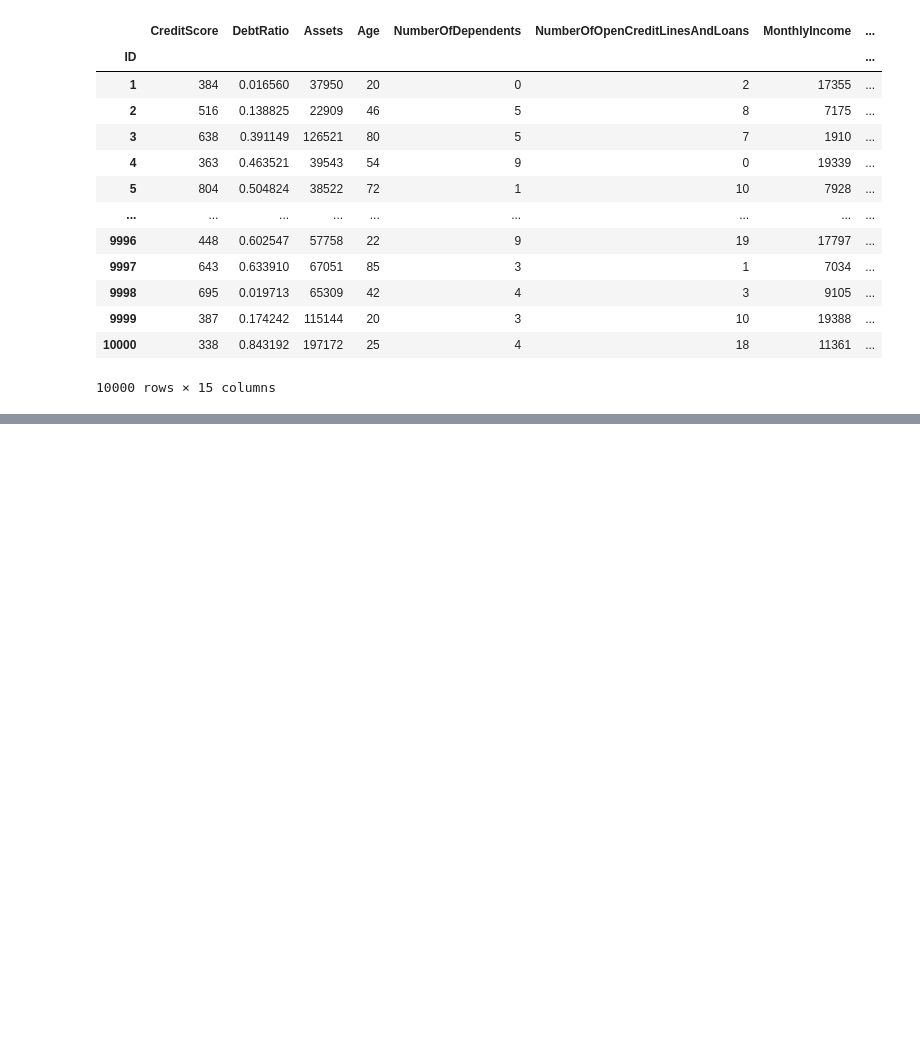
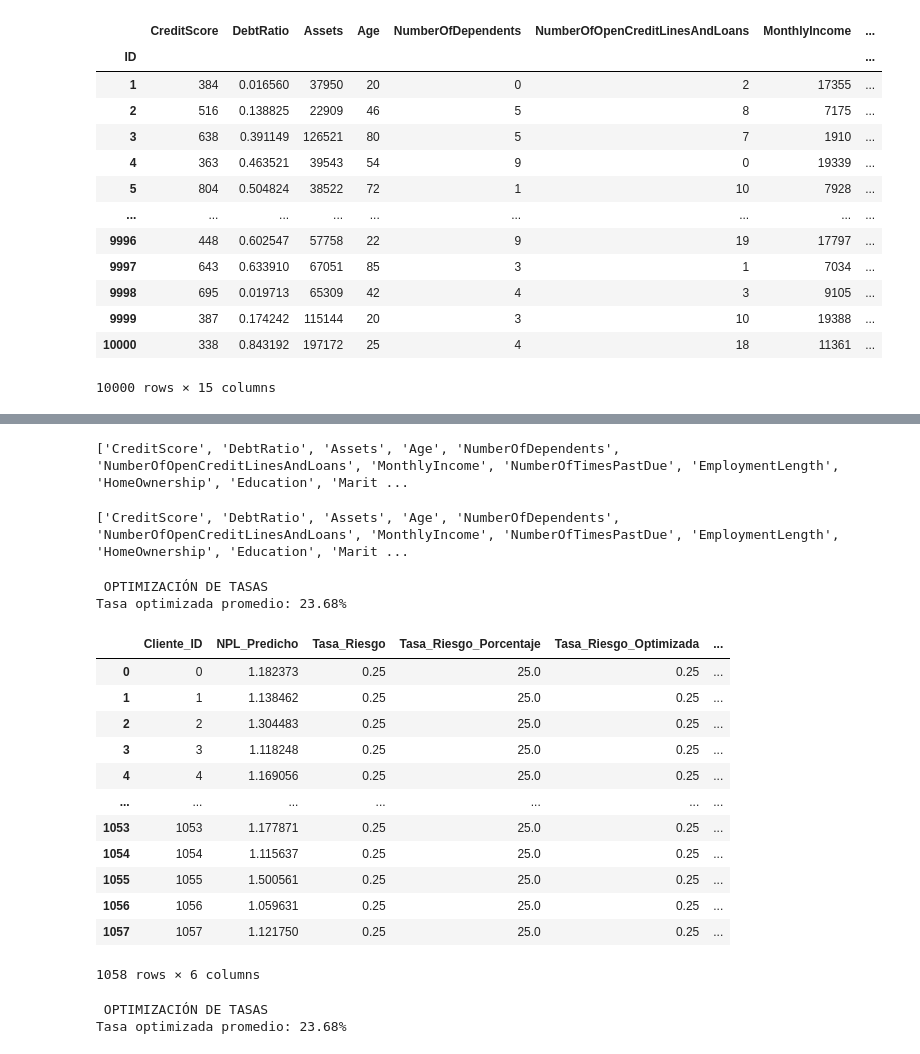
Before and after one commit to jruedaa/Finanzas, a Jupyter notebook: a_preprocesamiento.ipynb, the cells around one changed output, grey strips where cells are left out. Saved outputs shown, nothing was run; the diff lists cells and outputs as text; code cells hidden in the pictures; blank space fills up the shorter version.

```diff
--- a/a_preprocesamiento.ipynb
+++ b/a_preprocesamiento.ipynb
@@ -241,8 +261,8 @@ for col in numeric_cols:
     IQR = Q3 - Q1
 
     # Definir los límites inferior y superior
-    lower_bound = Q1 - 1.5 * IQR
-    upper_bound = Q3 + 1.5 * IQR
+    lower_bound = Q1 - 2 * IQR
+    upper_bound = Q3 + 2 * IQR
 
     outliers = (datos_historicos[col] < lower_bound) | (datos_historicos[col] > upper_bound)
     outliers_count[col] = np.sum(outliers)
@@ -421,8 +441,8 @@ for col in numeric_cols:
     IQR = Q3 - Q1
 
     # Definir los límites inferior y superior
-    lower_bound = Q1 - 1.5 * IQR
-    upper_bound = Q3 + 1.5 * IQR
+    lower_bound = Q1 - 2 * IQR
+    upper_bound = Q3 + 2 * IQR
 
     outliers = (datos_nuevos_creditos[col] < lower_bound) | (datos_nuevos_creditos[col] > upper_bound)
     outliers_count[col] = np.sum(outliers)
@@ -494,0 +659,2 @@ Name: NoPaidPerc, dtype: float64
+# %%
+resultados=predict_individual_rates()
@@ -494,0 +682,50 @@ Name: NoPaidPerc, dtype: float64
+# %%
+print(datos_nuevos_creditos.columns.tolist())
+# %% [output]
+['CreditScore', 'DebtRatio', 'Assets', 'Age', 'NumberOfDependents', 'NumberOfOpenCreditLinesAndLoans', 'MonthlyIncome', 'NumberOfTimesPastDue', 'EmploymentLength', 'HomeOwnership', 'Education', 'Marit ...
+# %%
+print(datos_historicos.columns.tolist())
+# %% [output]
+['CreditScore', 'DebtRatio', 'Assets', 'Age', 'NumberOfDependents', 'NumberOfOpenCreditLinesAndLoans', 'MonthlyIncome', 'NumberOfTimesPastDue', 'EmploymentLength', 'HomeOwnership', 'Education', 'Marit ...
+# %%
+def optimize_rates(results):
+    print("\n OPTIMIZACIÓN DE TASAS")
+    optimized_results = results.copy()
+
+    def optimize_rate(predicted_npl, base_rate):
+        p25 = np.percentile(results['NPL_Predicho'], 25)
+        p75 = np.percentile(results['NPL_Predicho'], 75)
+
+        if predicted_npl < p25:
+            return np.clip(base_rate * 0.8, 0.01, 0.25)
+        elif predicted_npl > p75:
+            return np.clip(base_rate * 1.2, 0.01, 0.25)
+        else:
+            return base_rate
+
+    optimized_results['Tasa_Riesgo_Optimizada'] = [
+        optimize_rate(npl, rate) for npl, rate in zip(results['NPL_Predicho'], results['Tasa_Riesgo'])
+    ]
+    optimized_results['Tasa_Riesgo_Optimizada_Porcentaje'] = optimized_results['Tasa_Riesgo_Optimizada'] * 100
+
+    print(f"Tasa optimizada promedio: {optimized_results['Tasa_Riesgo_Optimizada'].mean()*100:.2f}%")
+
+    return optimized_results
+# %%
+optimize_rates(resultados)
+# %% [output]
+ OPTIMIZACIÓN DE TASAS
+Tasa optimizada promedio: 23.68%
+|  | Cliente_ID | NPL_Predicho | Tasa_Riesgo | Tasa_Riesgo_Porcentaje | Tasa_Riesgo_Optimizada | ... |
+| 0 | 0 | 1.182373 | 0.25 | 25.0 | 0.25 | ... |
+| 1 | 1 | 1.138462 | 0.25 | 25.0 | 0.25 | ... |
+| 2 | 2 | 1.304483 | 0.25 | 25.0 | 0.25 | ... |
+| 3 | 3 | 1.118248 | 0.25 | 25.0 | 0.25 | ... |
+| 4 | 4 | 1.169056 | 0.25 | 25.0 | 0.25 | ... |
+| ... | ... | ... | ... | ... | ... | ... |
+| 1053 | 1053 | 1.177871 | 0.25 | 25.0 | 0.25 | ... |
+| 1054 | 1054 | 1.115637 | 0.25 | 25.0 | 0.25 | ... |
+| 1055 | 1055 | 1.500561 | 0.25 | 25.0 | 0.25 | ... |
+| 1056 | 1056 | 1.059631 | 0.25 | 25.0 | 0.25 | ... |
+| 1057 | 1057 | 1.121750 | 0.25 | 25.0 | 0.25 | ... |
+1058 rows × 6 columns
@@ -494,0 +750,5 @@ Name: NoPaidPerc, dtype: float64
+# %%
+resultados_optimizados = optimize_rates(resultados)
+# %% [output]
+ OPTIMIZACIÓN DE TASAS
+Tasa optimizada promedio: 23.68%
```
Also changed, not shown: parts of 15 cells of this notebook.
